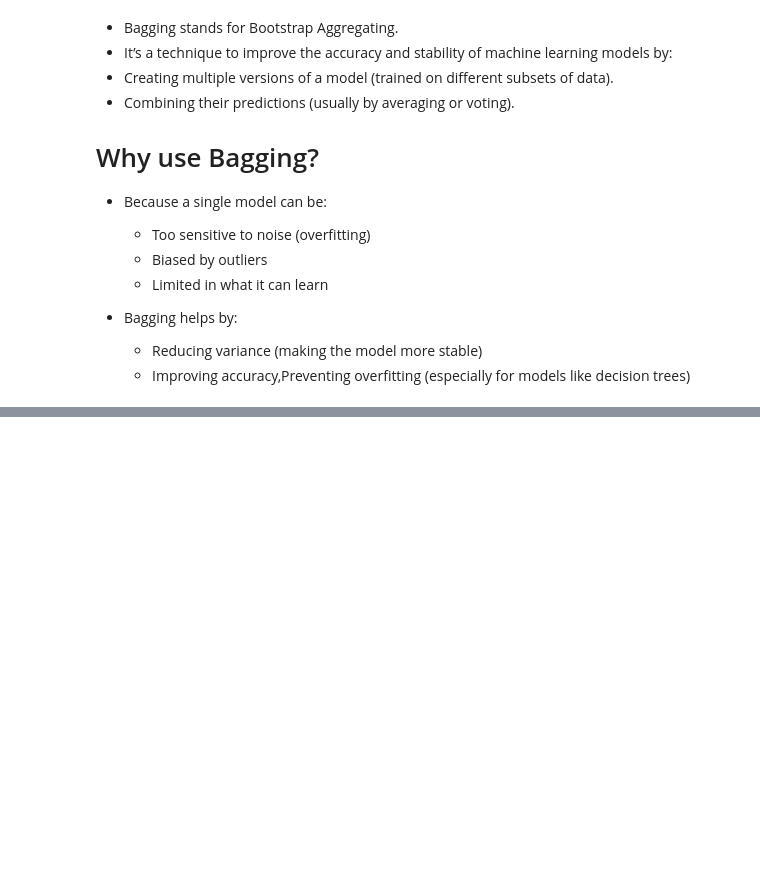
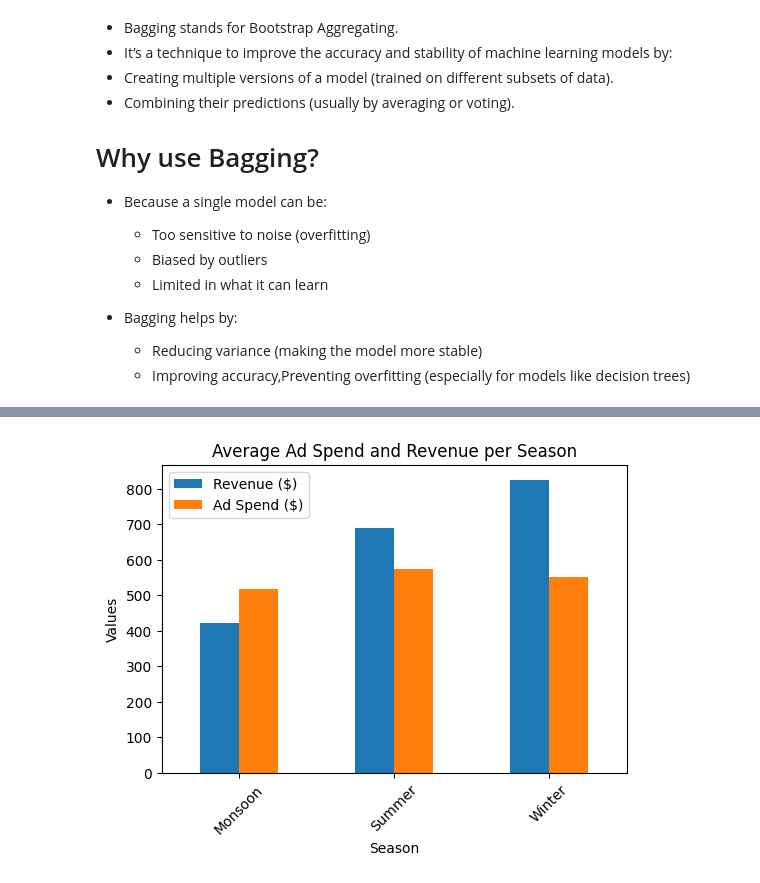
Before and after one commit to Shanmukh15501/DSML_PRACTISE_FILES, a Jupyter notebook: ML/Ensemble/session1.ipynb, the cells around one changed output, grey strips where cells are left out. Saved outputs shown, nothing was run; the diff lists cells and outputs as text; code cells hidden in the pictures; blank space fills up the shorter version.

```diff
--- a/ML/Ensemble/session1.ipynb
+++ b/ML/Ensemble/session1.ipynb
@@ -252,0 +299,3 @@ print(finalpred_after_wt[0])
+# %%
+df = pd.read_csv("D:\\utils\\DataSets\\ad_spend.csv")
+df.head(3)
@@ -252,0 +307,3 @@ print(finalpred_after_wt[0])
+# %%
+g = df.groupby("Season")[['Revenue ($)', 'Ad Spend ($)']].mean()
+g
@@ -252,0 +316,10 @@ print(finalpred_after_wt[0])
+# %%
+ax = g.plot(kind='bar', figsize=(6, 4))
+ax.set_title('Average Ad Spend and Revenue per Season')
+ax.set_xlabel('Season')
+ax.set_ylabel('Values')
+
+plt.xticks(rotation=45)  # Rotate x-axis labels for better readability
+plt.show()
+# %% [output]
+[figure, added]
```
Also changed, not shown: parts of 17 cells of this notebook, 2 other files.
